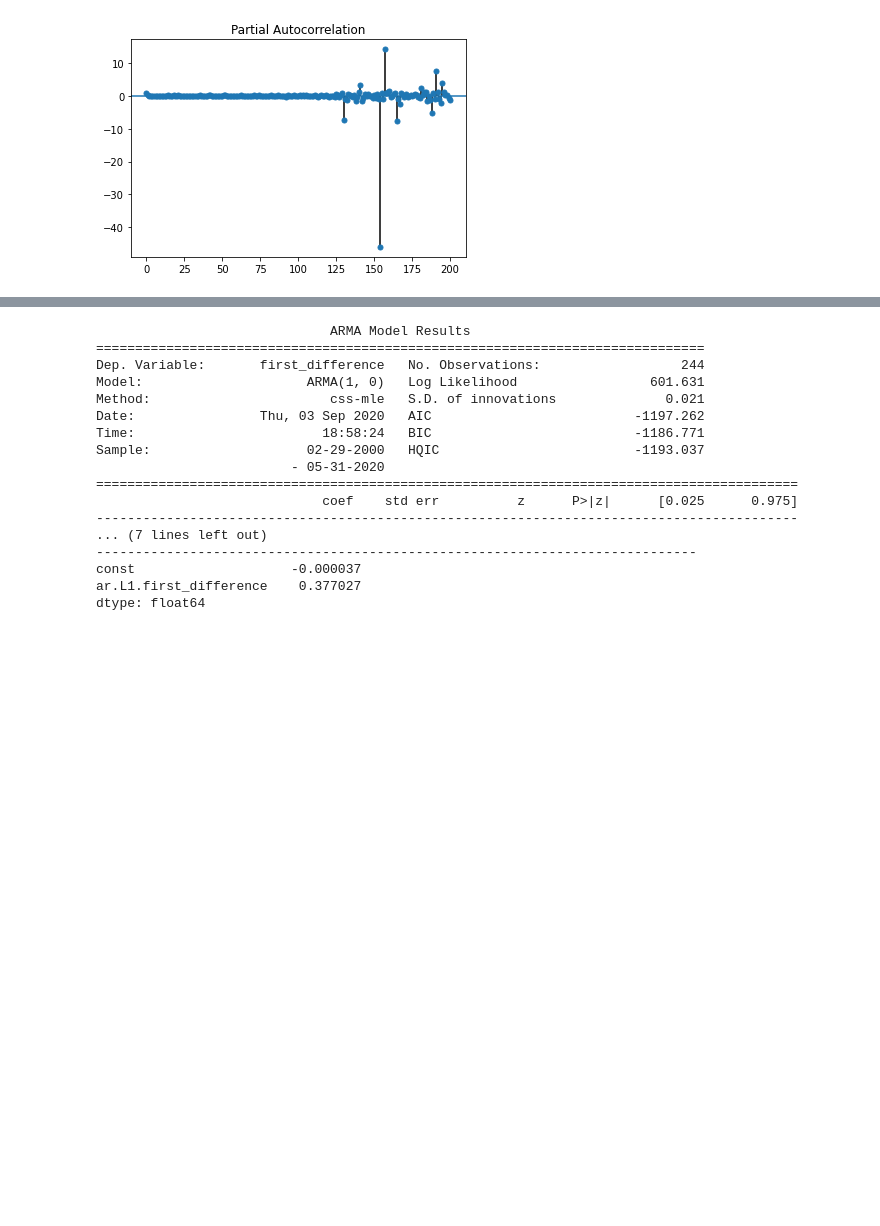
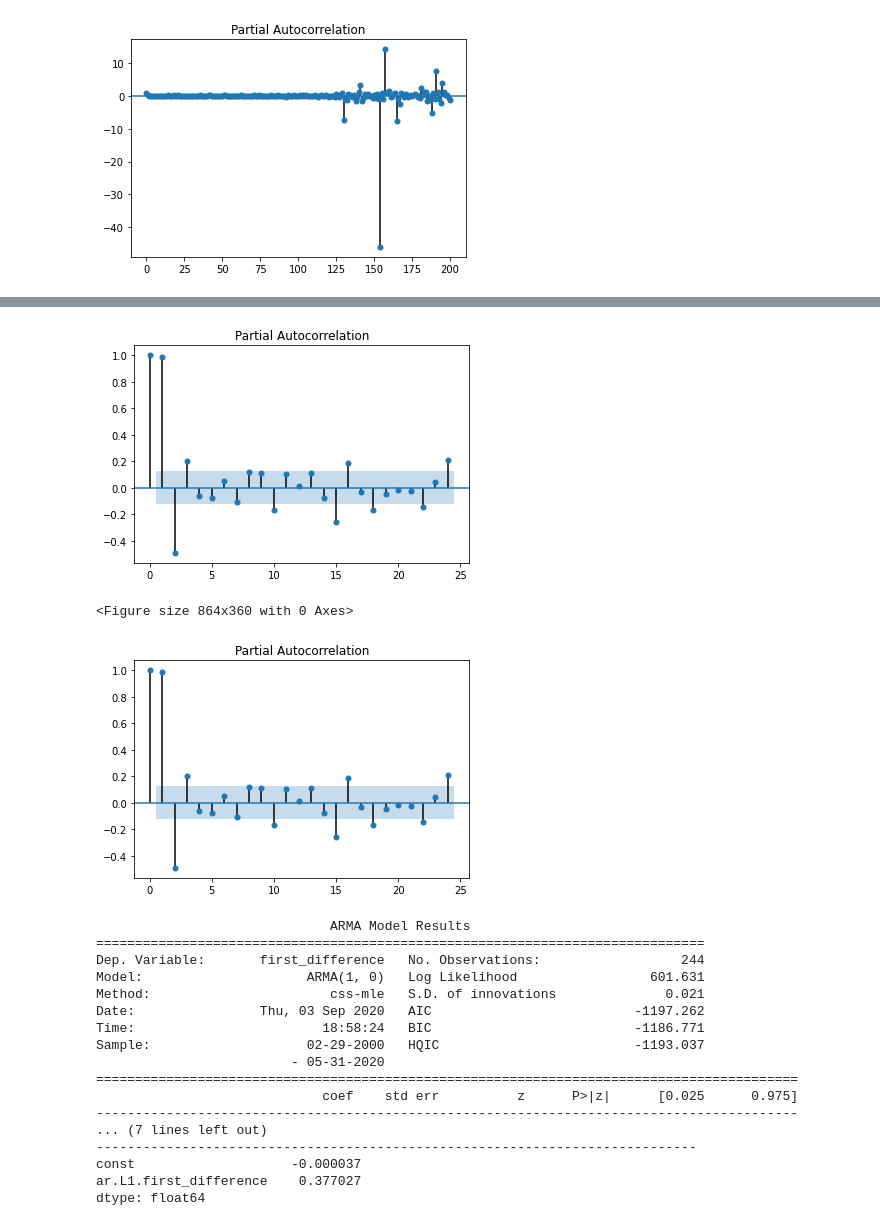
Before and after one commit to marmistead91/Foreign-Exchange-Rates-Time-Series, a Jupyter notebook: Time Series.ipynb, the cells around one changed output, grey strips where cells are left out. Saved outputs shown, nothing was run; the diff lists cells and outputs as text; code cells hidden in the pictures; blank space fills up the shorter version.

```diff
--- a/Time Series.ipynb
+++ b/Time Series.ipynb
@@ -590,0 +599,7 @@ plot_pacf(month_aus.first_difference.dropna(), lags=200)
+# %%
+plt.figure(figsize=(12,5))
+plot_pacf(month_aus.Australia)
+# %% [output]
+[figure, added]
+<Figure size 864x360 with 0 Axes>
+[figure, added]
```
Also changed, not shown: parts of 10 cells of this notebook.
